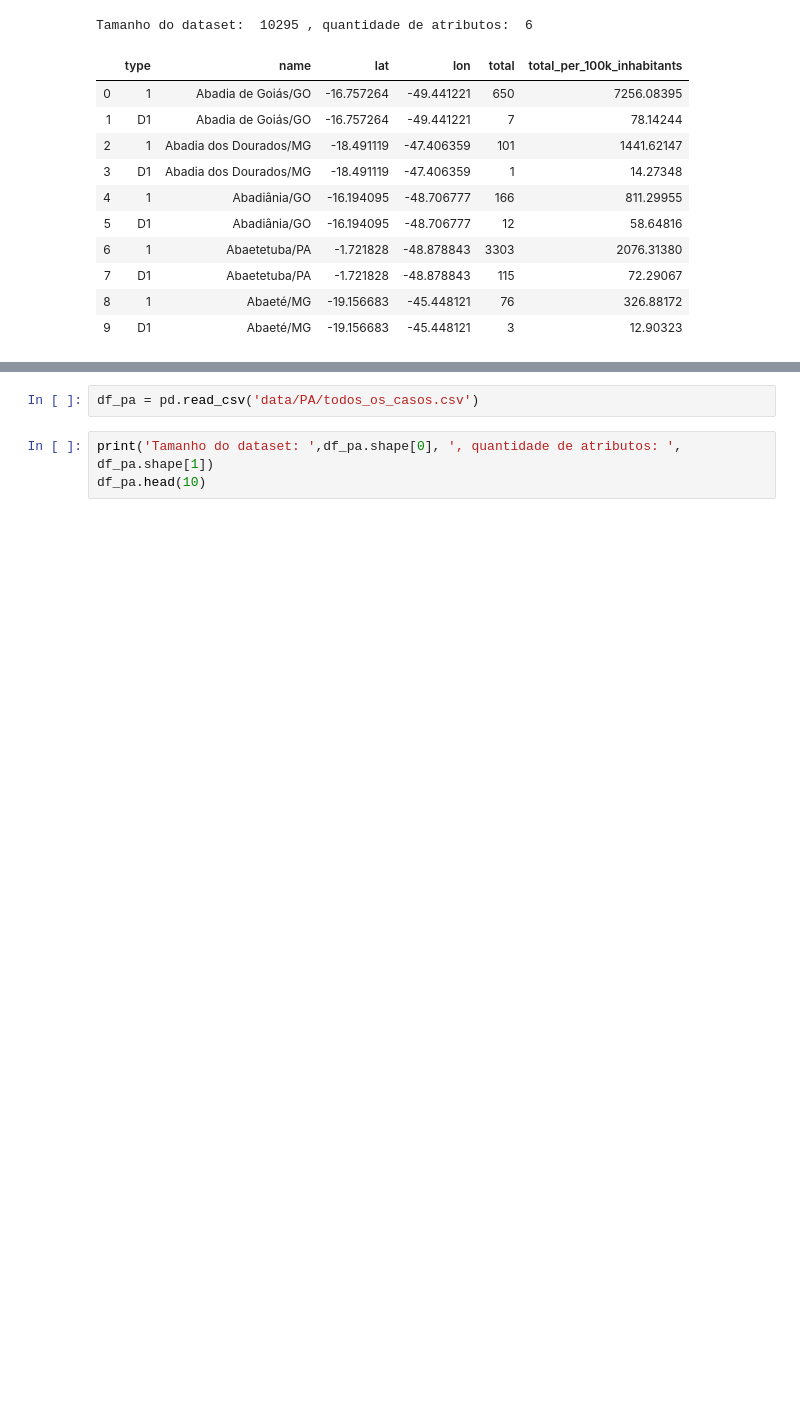
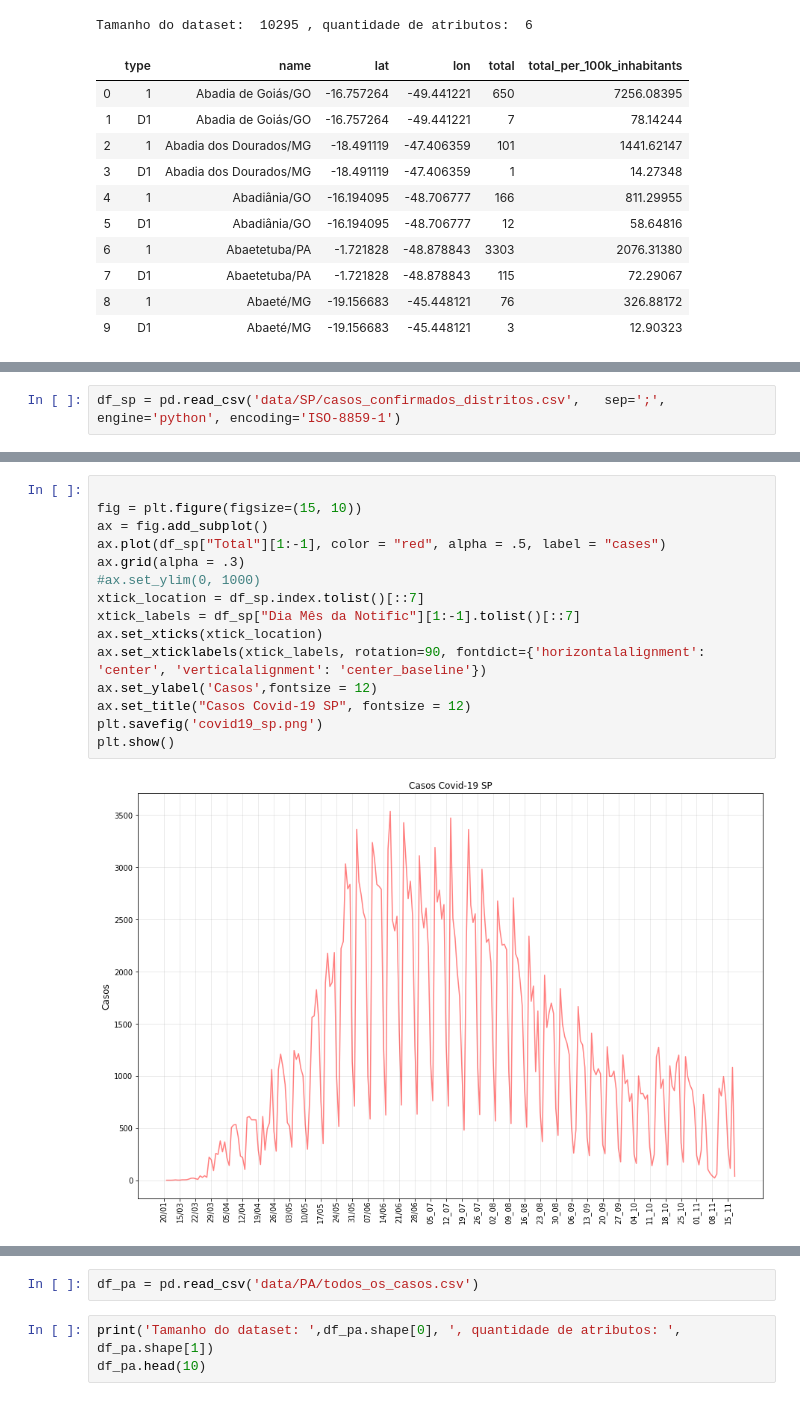
Before and after one commit to fbosousa/covid19, a Jupyter notebook: main.ipynb, the cells around one changed output, grey strips where cells are left out. Saved outputs shown, nothing was run; the diff lists cells and outputs as text; blank space fills up the shorter version.

```diff
--- a/main.ipynb
+++ b/main.ipynb
@@ -251,0 +254,2 @@ Tamanho do dataset:  10295 , quantidade de atributos:  6
+# %%
+df_sp = pd.read_csv('data/SP/casos_confirmados_distritos.csv',   sep=';', engine='python', encoding='ISO-8859-1')
@@ -252 +273,18 @@ Tamanho do dataset:  10295 , quantidade de atributos:  6
+# %%
+
+fig = plt.figure(figsize=(15, 10))
+ax = fig.add_subplot()
+ax.plot(df_sp["Total"][1:-1], color = "red", alpha = .5, label = "cases")
+ax.grid(alpha = .3)
+#ax.set_ylim(0, 1000)
+xtick_location = df_sp.index.tolist()[::7]
+xtick_labels = df_sp["Dia Mês da Notific"][1:-1].tolist()[::7]
+ax.set_xticks(xtick_location)
+ax.set_xticklabels(xtick_labels, rotation=90, fontdict={'horizontalalignment': 'center', 'verticalalignment': 'center_baseline'})
+ax.set_ylabel('Casos',fontsize = 12)
+ax.set_title("Casos Covid-19 SP", fontsize = 12)
+plt.savefig('covid19_sp.png')
+plt.show()
+# %% [output]
+[figure, added]
 # %% [markdown]
```
Also changed, not shown: parts of 3 cells of this notebook, 2 other files.
